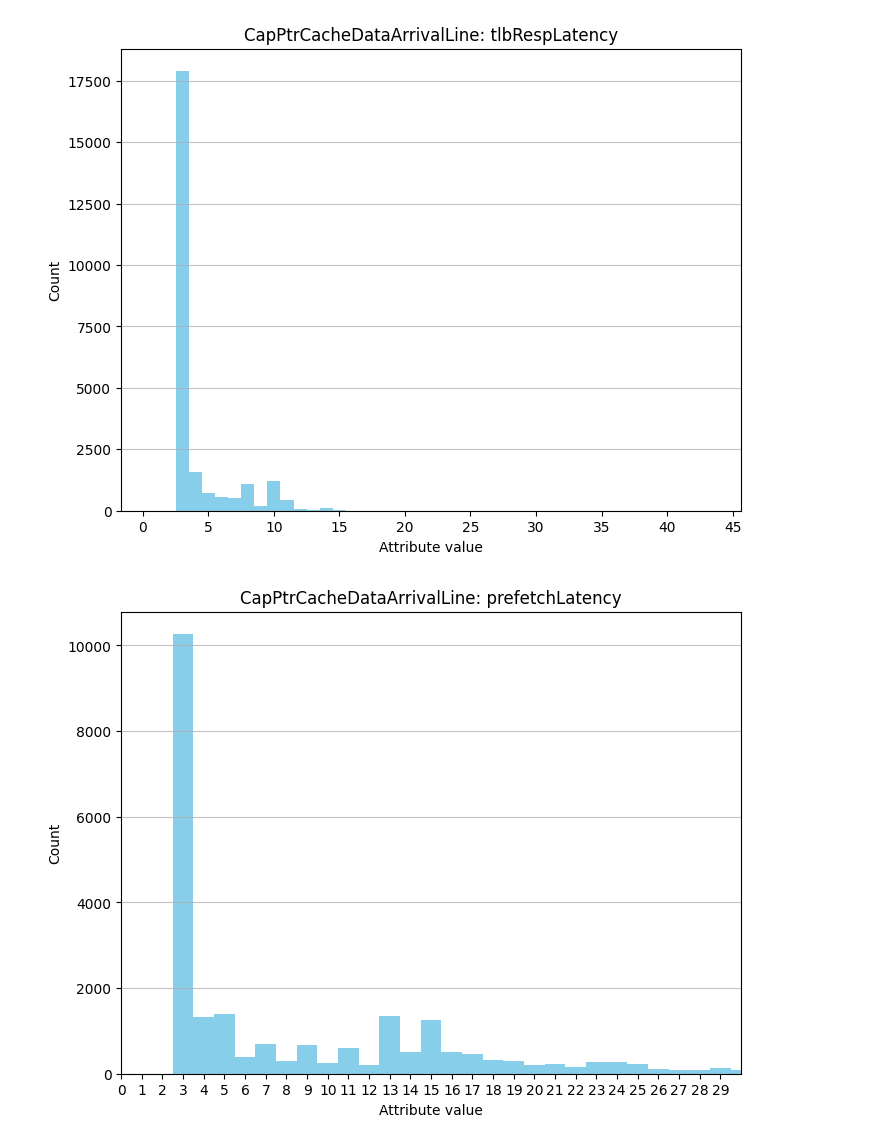
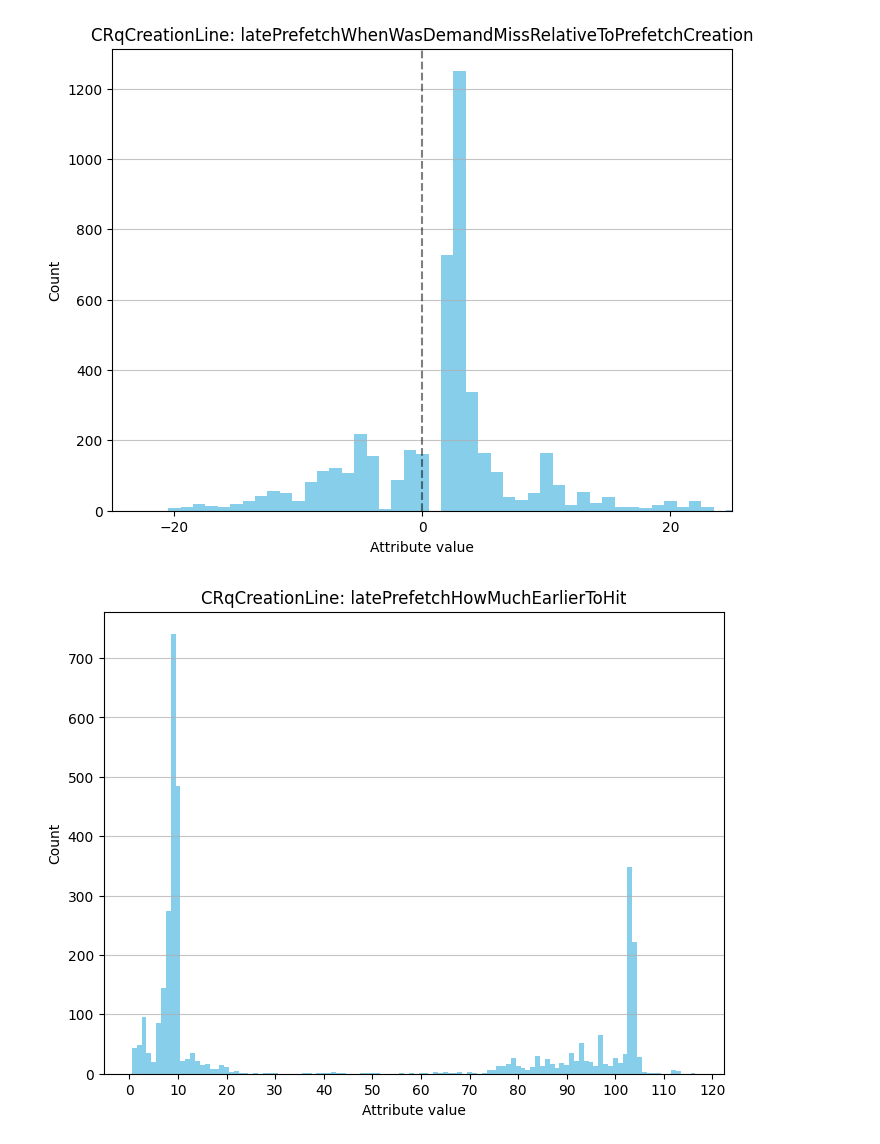
Before and after one commit to louishobson/DE10Pro-cheri-bgas, a Jupyter notebook: bluespec/sim-utils/examinecapptr.ipynb, the cells around one changed output. Cells and saved outputs as stored; diff of their text form; code cells hidden in the pictures.

```diff
--- a/bluespec/sim-utils/examinecapptr.ipynb
+++ b/bluespec/sim-utils/examinecapptr.ipynb
@@ -1,11 +1,12 @@
 # %%
 from parselog import *
 lp = LogParser(
-    log="results/capptr-new-l1fix2-cap_ptr_new-l1/patricia/sim_stdout.gz",
+    log="/local/scratch/ldh35/DE10Pro-cheri-bgas/bluespec/sim-utils/results/cap_chaser-cap_ptr-l1_forwarding/bh/sim_stdout.gz",
     lineTypesToPrune=[None, NonRVFILine],
     # If a timestamped line matches, then either RVFILine or NonRVFILine will match
     lineTypesToError=[TimestampedLine],
     RootLogLine=TimestampedLine,
+    maxLines=None
     #startWhen=(lambda ll: isinstance(ll, RVFILine) and ll.rvfi >= 10000),
 )
 # %% [output]
@@ -52,19 +61,18 @@ CapPtrOutOfBoundsLine totals:
 # %%
 from collections import defaultdict
 
 fig, ax = lp.plotDist(
-    CapPtrCacheDataArrivalLine,
-    "tlbRespLatency"
+    CRqCreationLine,
+    "latePrefetchWhenWasDemandMissRelativeToPrefetchCreation"
+)
+ax.set_xlim(-25, 25)
+
+fig, ax = lp.plotDist(
+    CRqCreationLine,
+    "latePrefetchHowMuchEarlierToHit"
 )
 
-fig, ax = lp.plotDist(
-    CapPtrCacheDataArrivalLine,
-    "prefetchLatency"
-)
-ax.set_xlim(0, 30)
-ax.set_xticks(range(0, 30))
-
 pass
 # %% [output]
-[figure, old version]
+[figure, new version]
-[figure, old version]
+[figure, new version]
```
Also changed, not shown: parts of 7 cells of this notebook, 3 other files.
